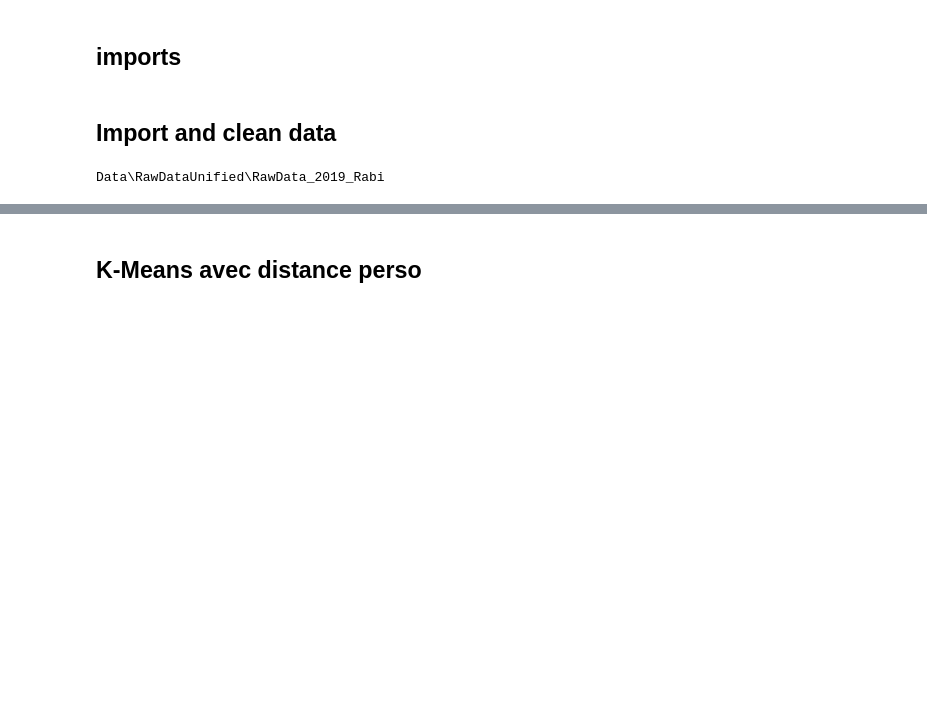
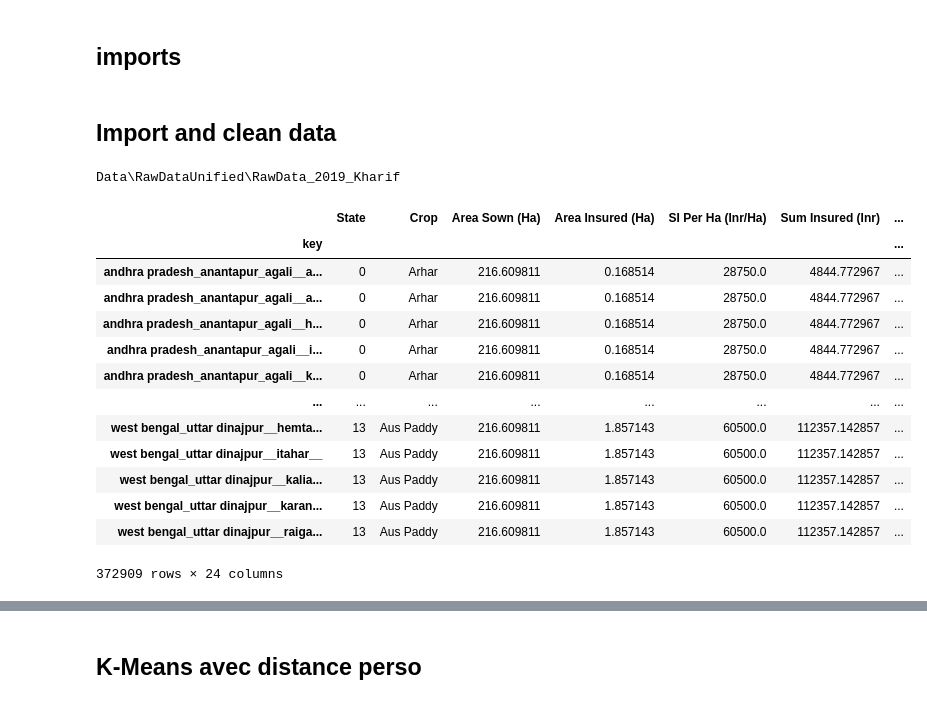
Before and after one commit to amaurylancelin/Datathon, a Jupyter notebook: clustering_state_level.ipynb, the cells around one changed output, grey strips where cells are left out. Saved outputs shown, nothing was run; the diff lists cells and outputs as text; code cells hidden in the pictures; blank space fills up the shorter version.

```diff
--- a/clustering_state_level.ipynb
+++ b/clustering_state_level.ipynb
@@ -17,13 +19,31 @@ from pyclustering.cluster.center_initializer import kmeans_plusplus_initializer,
 # %%
 #Select the dataset of one season of one year
 YEAR = 2019
-SEASON = "Rabi" # or "Kharif"
+SEASON = "Kharif" # or "Kharif"
 
 #Path to the dataset
 pathData = f"Data\RawDataUnified\RawData_{YEAR}_{SEASON}"
 print(pathData)
 
 
 df = pd.read_csv(pathData)
+
+#Clean an add loss to data
+df=add_Loss(clean_data_state(df))
+df
 # %% [output]
-Data\RawDataUnified\RawData_2019_Rabi
+Data\RawDataUnified\RawData_2019_Kharif
+|  | State | Crop | Area Sown (Ha) | Area Insured (Ha) | SI Per Ha (Inr/Ha) | Sum Insured (Inr) | ... |
+| key |  |  |  |  |  |  | ... |
+| andhra pradesh_anantapur_agali__a... | 0 | Arhar | 216.609811 | 0.168514 | 28750.0 | 4844.772967 | ... |
+| andhra pradesh_anantapur_agali__a... | 0 | Arhar | 216.609811 | 0.168514 | 28750.0 | 4844.772967 | ... |
+| andhra pradesh_anantapur_agali__h... | 0 | Arhar | 216.609811 | 0.168514 | 28750.0 | 4844.772967 | ... |
+| andhra pradesh_anantapur_agali__i... | 0 | Arhar | 216.609811 | 0.168514 | 28750.0 | 4844.772967 | ... |
+| andhra pradesh_anantapur_agali__k... | 0 | Arhar | 216.609811 | 0.168514 | 28750.0 | 4844.772967 | ... |
+| ... | ... | ... | ... | ... | ... | ... | ... |
+| west bengal_uttar dinajpur__hemta... | 13 | Aus Paddy | 216.609811 | 1.857143 | 60500.0 | 112357.142857 | ... |
+| west bengal_uttar dinajpur__itahar__ | 13 | Aus Paddy | 216.609811 | 1.857143 | 60500.0 | 112357.142857 | ... |
+| west bengal_uttar dinajpur__kalia... | 13 | Aus Paddy | 216.609811 | 1.857143 | 60500.0 | 112357.142857 | ... |
+| west bengal_uttar dinajpur__karan... | 13 | Aus Paddy | 216.609811 | 1.857143 | 60500.0 | 112357.142857 | ... |
+| west bengal_uttar dinajpur__raiga... | 13 | Aus Paddy | 216.609811 | 1.857143 | 60500.0 | 112357.142857 | ... |
+372909 rows × 24 columns
```
Also changed, not shown: parts of 21 cells of this notebook.
